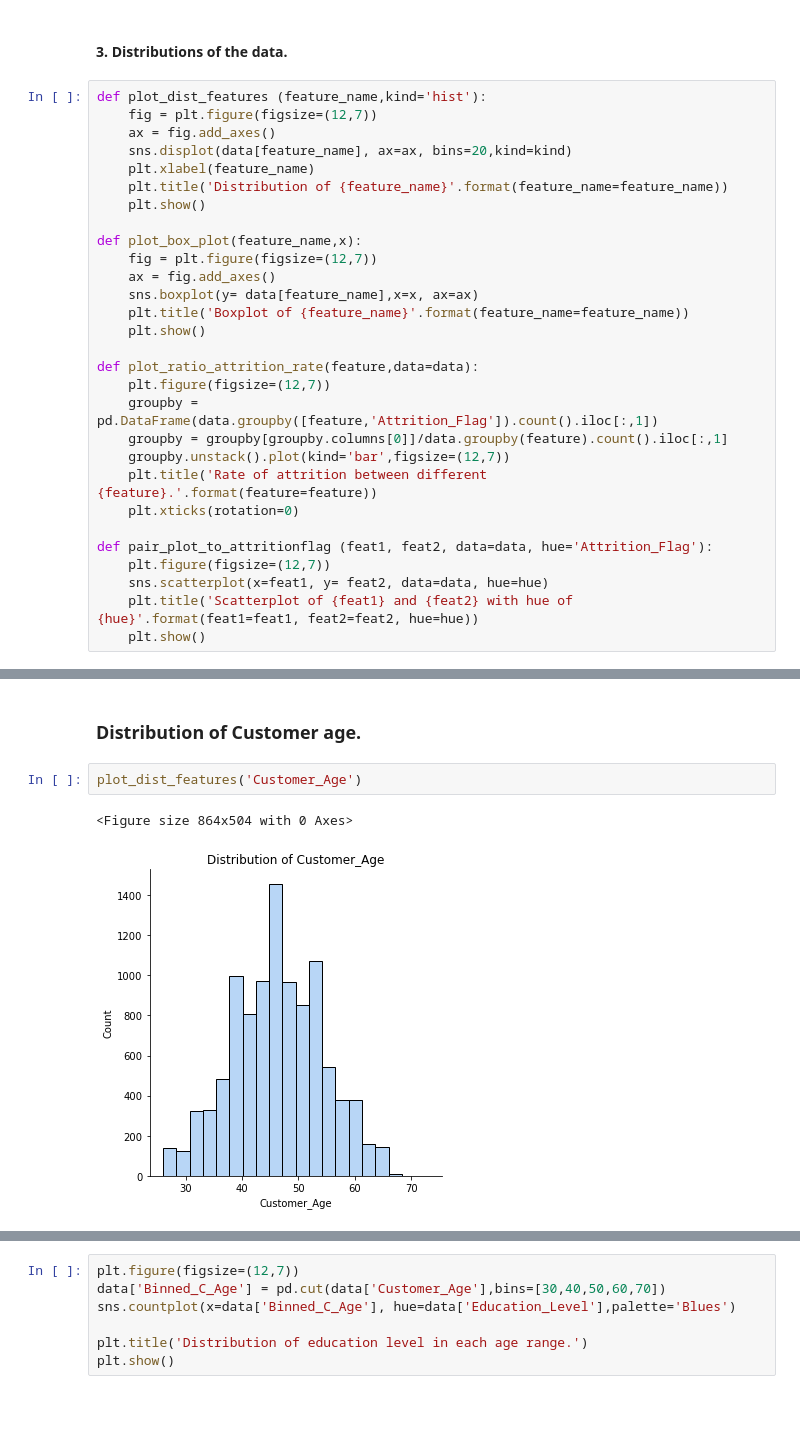
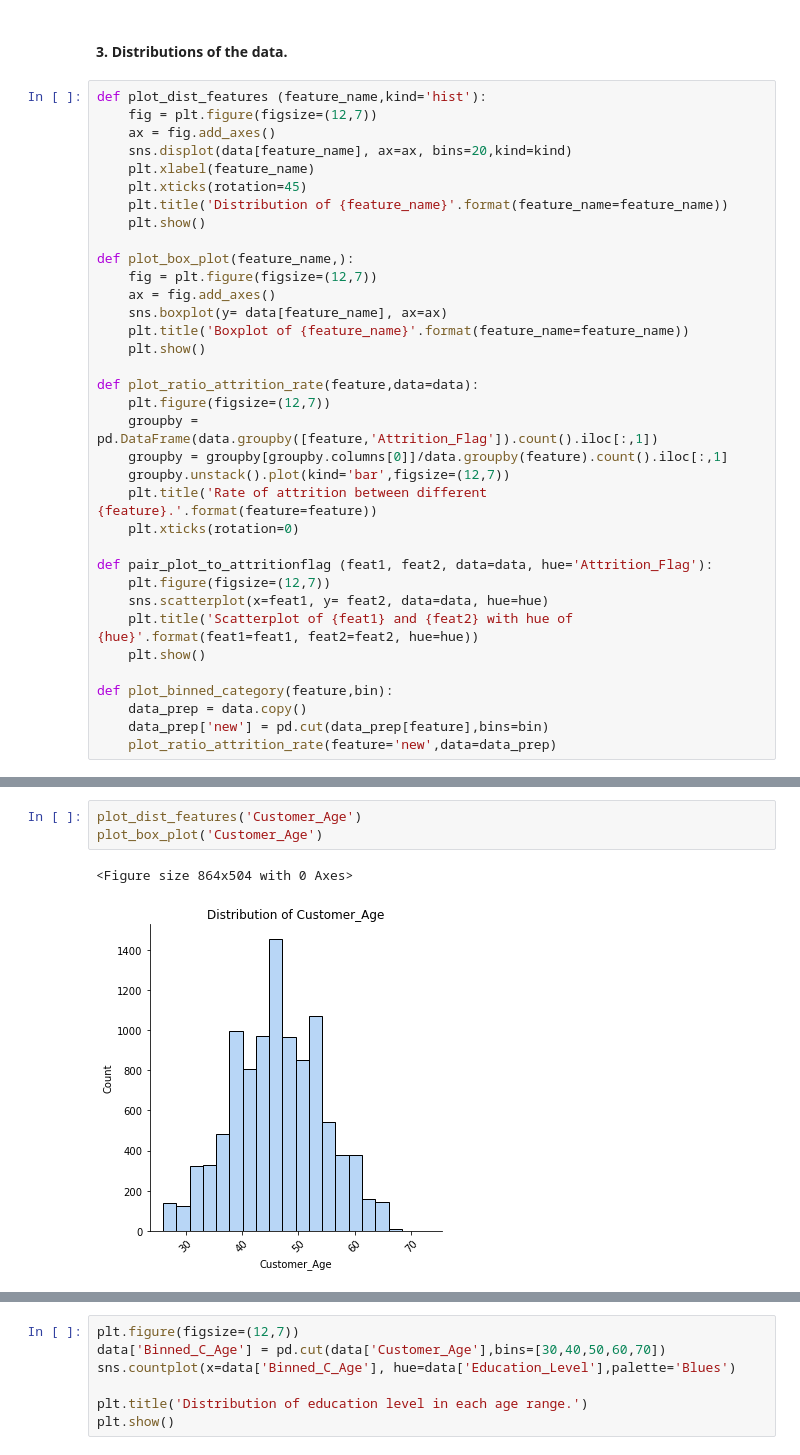
Before and after one commit to habuif/Credit_Card_Project, a Jupyter notebook: CVproject.ipynb, the cells around one changed output, grey strips where cells are left out. Drawn from its saved outputs; the diff is of its cells as text; blank space fills up the shorter version.

Commit message:
fixing graphs, comments

```diff
--- a/CVproject.ipynb
+++ b/CVproject.ipynb
@@ -146,13 +138,14 @@ def plot_dist_features (feature_name,kind='hist'):
     ax = fig.add_axes()
     sns.displot(data[feature_name], ax=ax, bins=20,kind=kind)
     plt.xlabel(feature_name)
+    plt.xticks(rotation=45)
     plt.title('Distribution of {feature_name}'.format(feature_name=feature_name))
     plt.show()
 
-def plot_box_plot(feature_name,x):
+def plot_box_plot(feature_name,):
     fig = plt.figure(figsize=(12,7))
     ax = fig.add_axes()
-    sns.boxplot(y= data[feature_name],x=x, ax=ax)
+    sns.boxplot(y= data[feature_name], ax=ax)
     plt.title('Boxplot of {feature_name}'.format(feature_name=feature_name))
     plt.show()
 
@@ -169,3 +162,8 @@ def pair_plot_to_attritionflag (feat1, feat2, data=data, hue='Attrition_Flag'):
     sns.scatterplot(x=feat1, y= feat2, data=data, hue=hue)
     plt.title('Scatterplot of {feat1} and {feat2} with hue of {hue}'.format(feat1=feat1, feat2=feat2, hue=hue))
     plt.show()
+
+def plot_binned_category(feature,bin):
+    data_prep = data.copy()
+    data_prep['new'] = pd.cut(data_prep[feature],bins=bin)
+    plot_ratio_attrition_rate(feature='new',data=data_prep)
@@ -182,7 +178,6 @@ plot_dist_features('Attrition_Flag')
-# %% [markdown]
-### Distribution of Customer age.
 # %%
 plot_dist_features('Customer_Age')
+plot_box_plot('Customer_Age')
 # %% [output]
 <Figure size 864x504 with 0 Axes>
-[figure, old version]
+[figure, new version]
```
Also changed, not shown: parts of 57 cells of this notebook.
